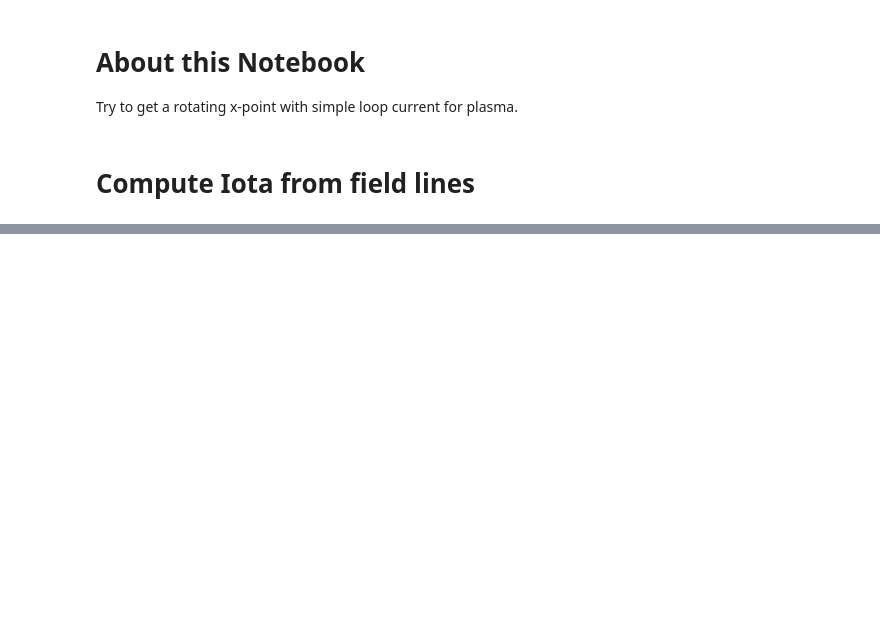
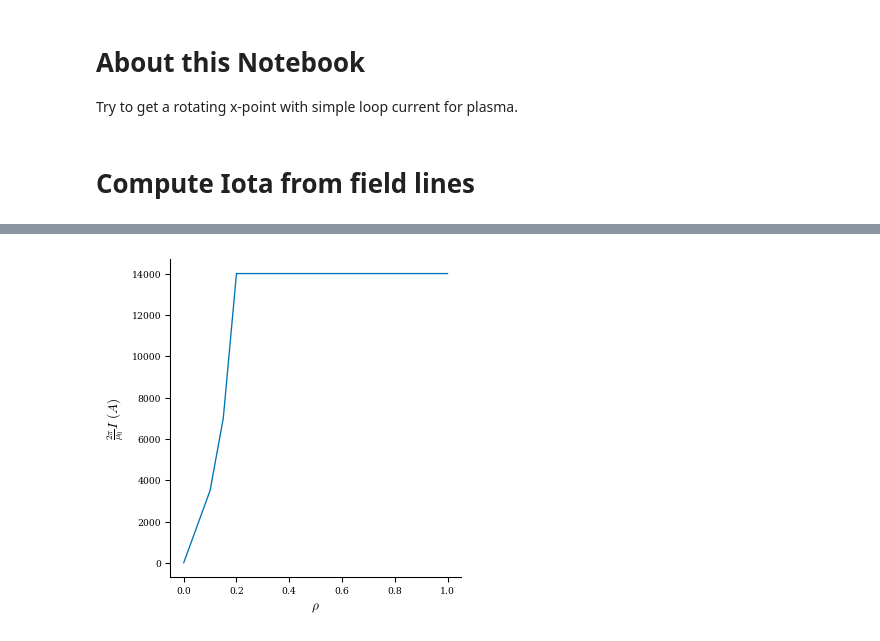
Before and after one commit to YigitElma/DEBUG-DESC, a Jupyter notebook: HBT-EP/hbt-ep-get-eq-from-field-trace.ipynb, the cells around one changed output, grey strips where cells are left out. Saved outputs shown, nothing was run; the diff lists cells and outputs as text; code cells hidden in the pictures; blank space fills up the shorter version.

```diff
--- a/HBT-EP/hbt-ep-get-eq-from-field-trace.ipynb
+++ b/HBT-EP/hbt-ep-get-eq-from-field-trace.ipynb
@@ -209,0 +223,7 @@ add_coils_to_plot(ax, [plasma_coil, umbilic_coil], nplanes=6);
+# %%
+Imax = 14000
+curr_profile = SplineProfile(
+    values=np.array([0, Imax / 4, Imax / 2, Imax, Imax, Imax, Imax]),
+    knots=np.array([0, 0.1, 0.15, 0.2, 0.3, 0.8, 1.0]),
+    method="linear",
+)
@@ -209,0 +239,4 @@ add_coils_to_plot(ax, [plasma_coil, umbilic_coil], nplanes=6);
+# %%
+plot_1d(eq_from_surface, "current");
+# %% [output]
+[figure, added]
```
Also changed, not shown: parts of 11 cells of this notebook, 13 other files.
